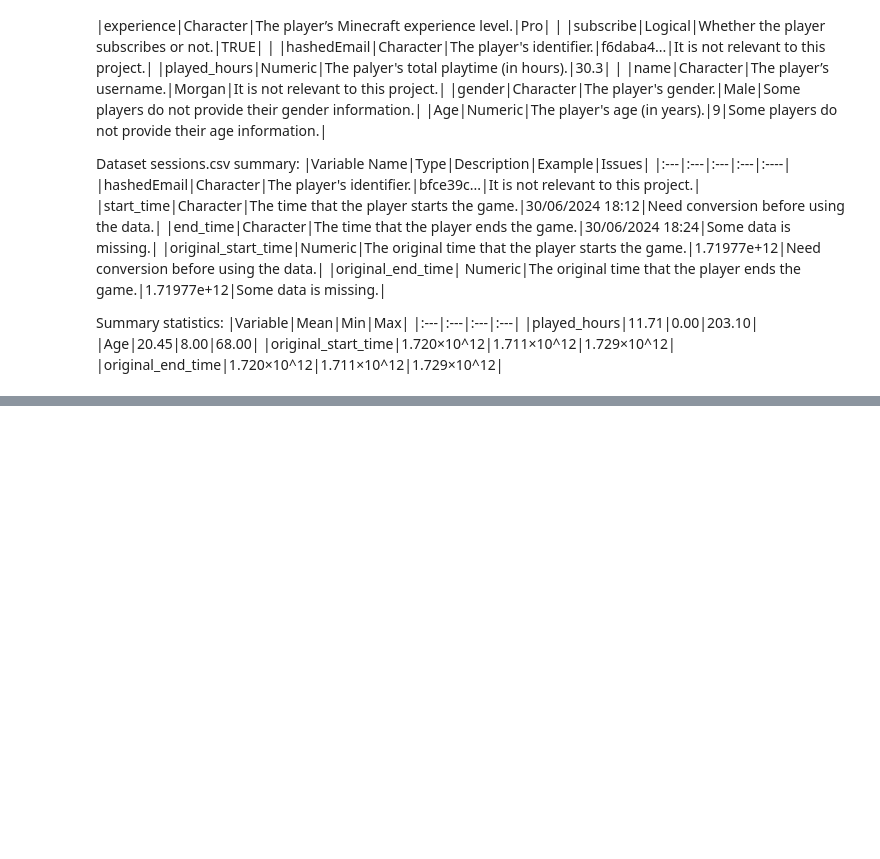
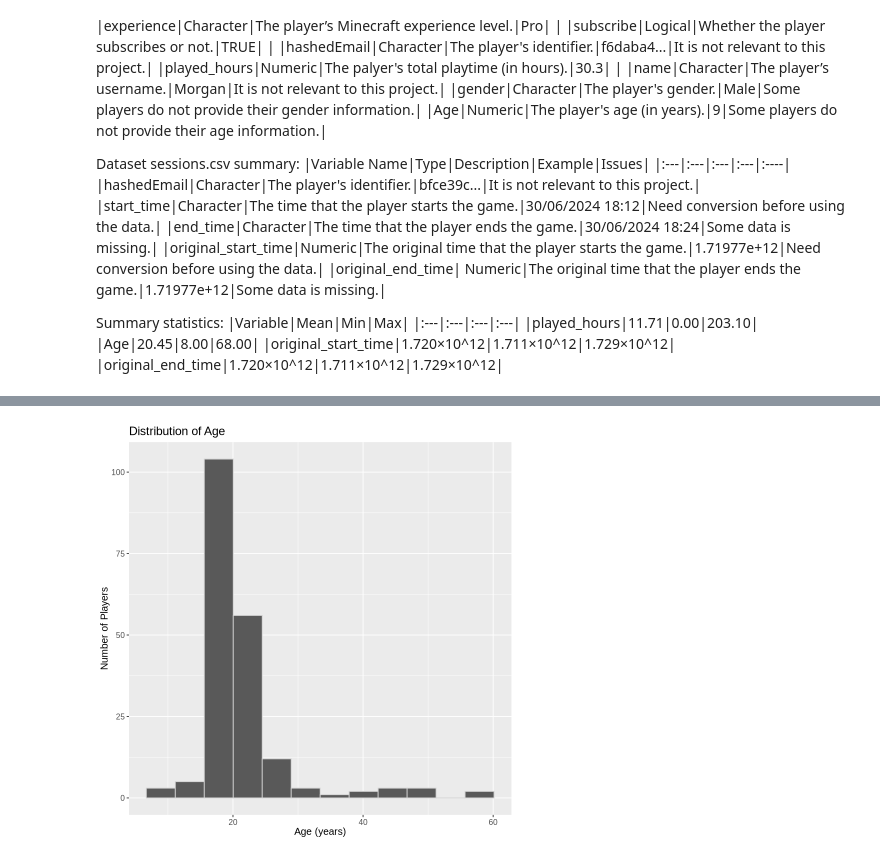
Before and after one commit to cxy641/Project-DSCI100-004-30, a Jupyter notebook: project proposal.ipynb, the cells around one changed output, grey strips where cells are left out. Drawn from its saved outputs; the diff is of its cells as text; code cells hidden in the pictures; blank space fills up the shorter version.

```diff
--- a/project proposal.ipynb
+++ b/project proposal.ipynb
@@ -38,0 +107,10 @@ Specific question: Can a player's Minecraft experience level, gender and age pre
+# %%
+age_distribution <- players |>
+  ggplot(aes(x = Age)) +
+  geom_histogram(color = "lightgrey", bins = 12) +
+  labs(title = "Distribution of Age",
+       x = "Age (years)",
+       y = "Number of Players") +
+  theme(text = element_text(size = 12))
+age_distribution
+# %% [output]
@@ -38,0 +119 @@ Specific question: Can a player's Minecraft experience level, gender and age pre
+[figure, added]
```
Also changed, not shown: parts of 8 cells of this notebook.
